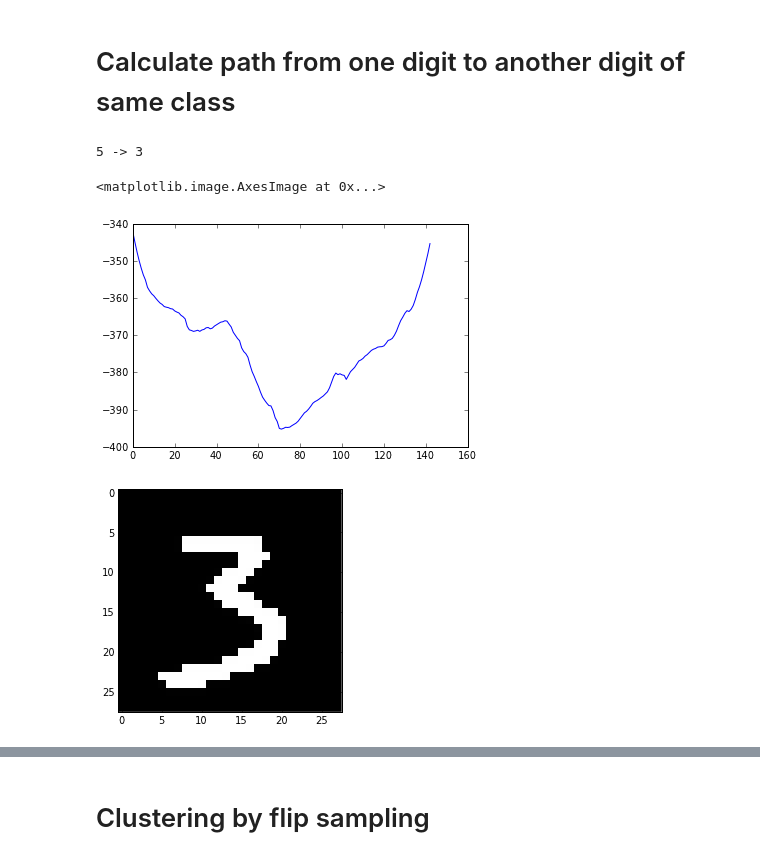
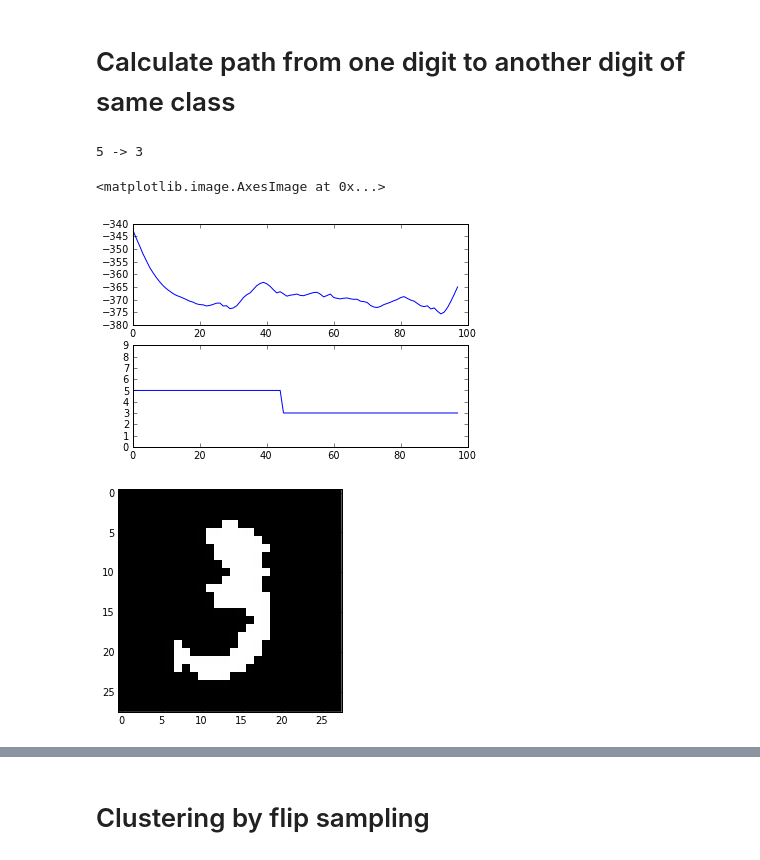
Before and after one commit to surban/ml, a Jupyter notebook: notebooks/rbm-experiments.ipynb, the cells around one changed output, grey strips where cells are left out. Cells and saved outputs as stored; diff of their text form; code cells hidden in the pictures.

```diff
--- a/notebooks/rbm-experiments.ipynb
+++ b/notebooks/rbm-experiments.ipynb
@@ -48,2 +48,12 @@ Leaving plot directory C:\Local\surban\dev\ml\notebooks\mnistv-rbm-5000-pcd15-mb
 Entered plot directory C:\Local\surban\dev\ml\notebooks\mnistv-rbm-5000-pcd15-mbs0020-round-sr0.100-m0.00;0.00(00)-c0.0000-iws0.1288-ibs0.0000-0000000001
 Loading RBM parameters form file weights-29.npz
+# %%
+ref_mod = ref.build_model("../mnist_dropout_model.npz")
+ref_predict = ref.build_predictor(ref_mod)
+
+ref_Z=common.util.map(gp.as_numpy_array(tcfg.X), 1000, ref_predict)
+ref_TZ=common.util.map(gp.as_numpy_array(tcfg.TX), 1000, ref_predict)
+ref_acc = 1 - common.util.classification_error(ref_Z, tcfg.Z)
+ref_tacc = 1 - common.util.classification_error(ref_TZ, tcfg.TZ)
+print "Reference classification error on whole training set:  %g" % (1-ref_acc)
+print "Reference classification error on whole test set:      %g" % (1-ref_tacc)
@@ -126,42 +139,47 @@ def do_lowest_energy_step(myrbm, x, y, beta):
 
     # calculate free energy of candidates
     fes = gp.as_numpy_array(myrbm.free_energy(gp.as_garray(cands), beta=beta))
     cand_min = np.argmin(fes)
     #cand_min = np.argmax(fes)
     #cand_min = argmedian(fes)
 
     return cands[cand_min, :], fes[cand_min]
 
 def anim_path(fe_path, x_path):
     for i in range(len(fe_path)):
         plt.clf();
         plt.subplot(2,1,1)
         plt.plot(fe_path)
         plt.axvline(i)
         plt.subplot(2,1,2)
         common.util.ipy_plot_samples(x_path[i,:])
         plt.savefig('fepath%03d.png' % i)
 
 
 # test
 i = 0
-j = 12
+#j = 13
 #j = 10  # bad bad bad
-#j = 11  # same class
+j = 11  # same class
 print "%d -> %d" % (Z[i], Z[j])
 
 fe_path, x_path = find_greedy_lowest_energy_path(myrbm, X[i,:], X[j,:], beta=1)
+z_path = ref_predict(x_path)
 x_min = x_path[np.argmin(fe_path), :]
 x_max = x_path[np.argmax(fe_path), :]
+
+subplot(2,1,1)
+plt.plot(fe_path)
+subplot(2,1,2)
+plt.plot(z_path)
+ylim((0,9))
+
+plt.figure()
+common.util.ipy_plot_samples(x_min)
+#plt.figure()
+#common.util.ipy_plot_samples(x_path[30,:])
 # %% [output]
 5 -> 3
+<matplotlib.image.AxesImage at 0x...>
+[figure, added]
+[figure, added]
-# %%
-plt.plot(fe_path)
-plt.figure()
-common.util.ipy_plot_samples(x_min)
-#plt.figure()
-#common.util.ipy_plot_samples(x_path[30,:])
-# %% [output]
-<matplotlib.image.AxesImage at 0x...>
-[figure, removed]
-[figure, removed]
```
Also changed, not shown: parts of 3 cells of this notebook.
